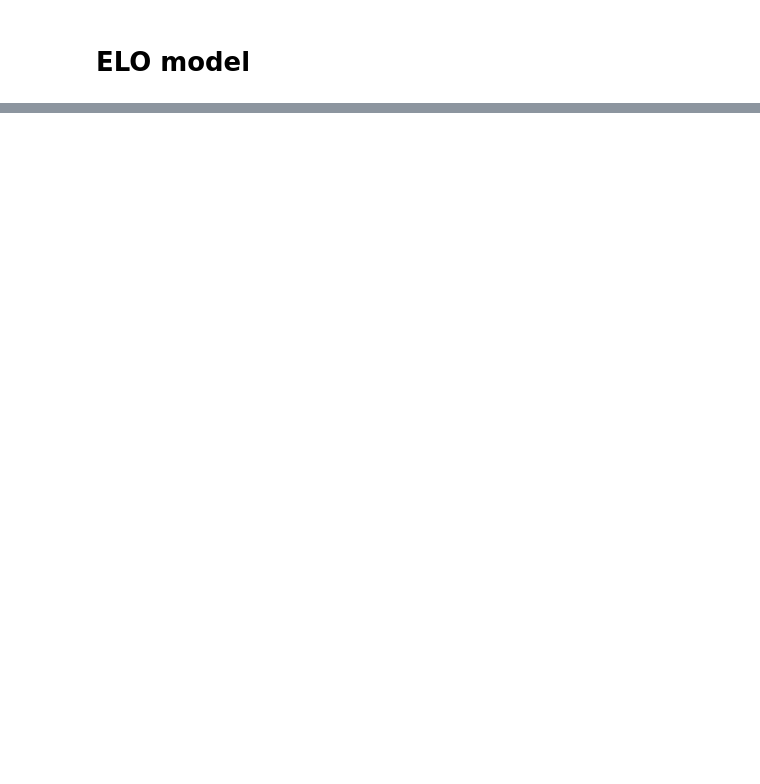
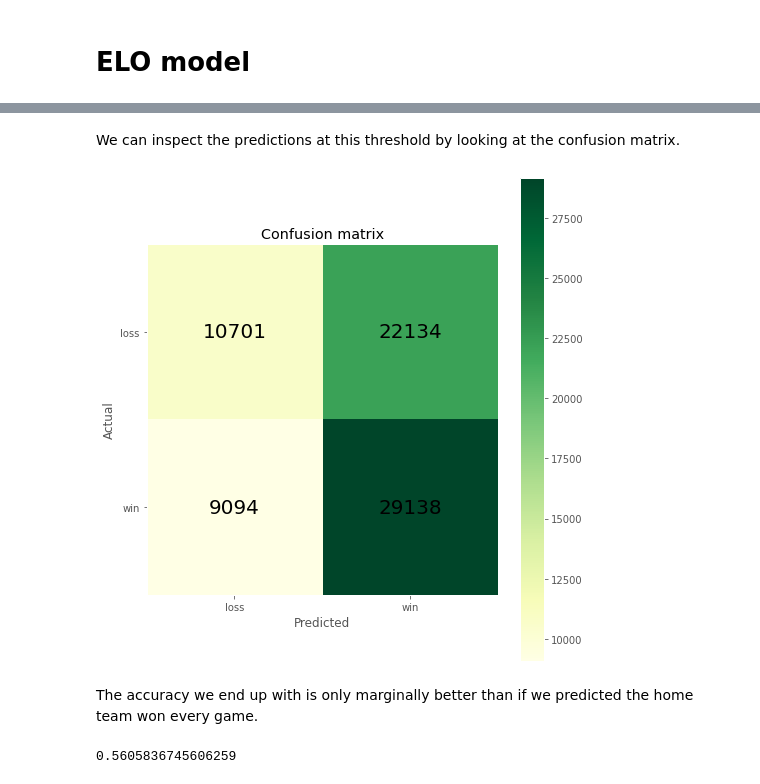
Before and after one commit to lanejere5/mlb, a Jupyter notebook: elo/ELO.ipynb, the cells around one changed output, grey strips where cells are left out. Drawn from its saved outputs; the diff is of its cells as text; code cells hidden in the pictures; blank space fills up the shorter version.

```diff
--- a/elo/ELO.ipynb
+++ b/elo/ELO.ipynb
@@ -378,0 +432,10 @@ elo_df.loc[elo_df.index.year == 2018, ['BOS', 'LAD']].plot.line(title='2018 ELO
+# %%
+from sklearn.discriminant_analysis import LinearDiscriminantAnalysis
+
+X = np.expand_dims(results['p'].to_numpy(), axis=1)
+y = results['win']
+
+clf = LinearDiscriminantAnalysis()
+clf.fit(X, y)
+
+results['pred'] = clf.predict(X)
@@ -378,0 +449,45 @@ elo_df.loc[elo_df.index.year == 2018, ['BOS', 'LAD']].plot.line(title='2018 ELO
+# %% [markdown]
+We can inspect the predictions at this threshold by looking at the confusion matrix.
+# %%
+#hide_input
+import matplotlib
+from sklearn.metrics import confusion_matrix
+
+plt.rcParams["axes.grid"] = False
+
+c = confusion_matrix(results['win'], results['pred'], labels=[0, 1])
+
+
+fig, ax = plt.subplots(figsize=(7,7))
+im = ax.imshow(c, cmap="YlGn")
+
+# Show all ticks and label them with the respective list entries
+ax.set_xticks(np.arange(2))
+ax.set_xticklabels(['loss', 'win'])
+ax.set_yticks(np.arange(2))
+ax.set_yticklabels(['loss', 'win'])
+ax.set_xlabel("Predicted")
+ax.set_ylabel("Actual")
+
+# Loop over data dimensions and create text annotations.
+for i in range(2):
+    for j in range(2):
+        text = ax.text(j, i, c[i, j],
+                       ha="center", va="center", color="k", fontsize=20)
+
+cbar = ax.figure.colorbar(im, ax=ax)
+cbar.ax.set_ylabel("", rotation=-90, va="bottom")
+
+ax.set_title("Confusion matrix")
+fig.tight_layout()
+plt.show()
+# %% [output]
+[figure, added]
+# %% [markdown]
+The accuracy we end up with is only marginally better than if we predicted the home team won every game.
+# %%
+from sklearn.metrics import accuracy_score
+
+accuracy_score(results['win'], results['pred'])
+# %% [output]
+0.5605836745606259
```
Also changed, not shown: parts of 60 cells of this notebook.
